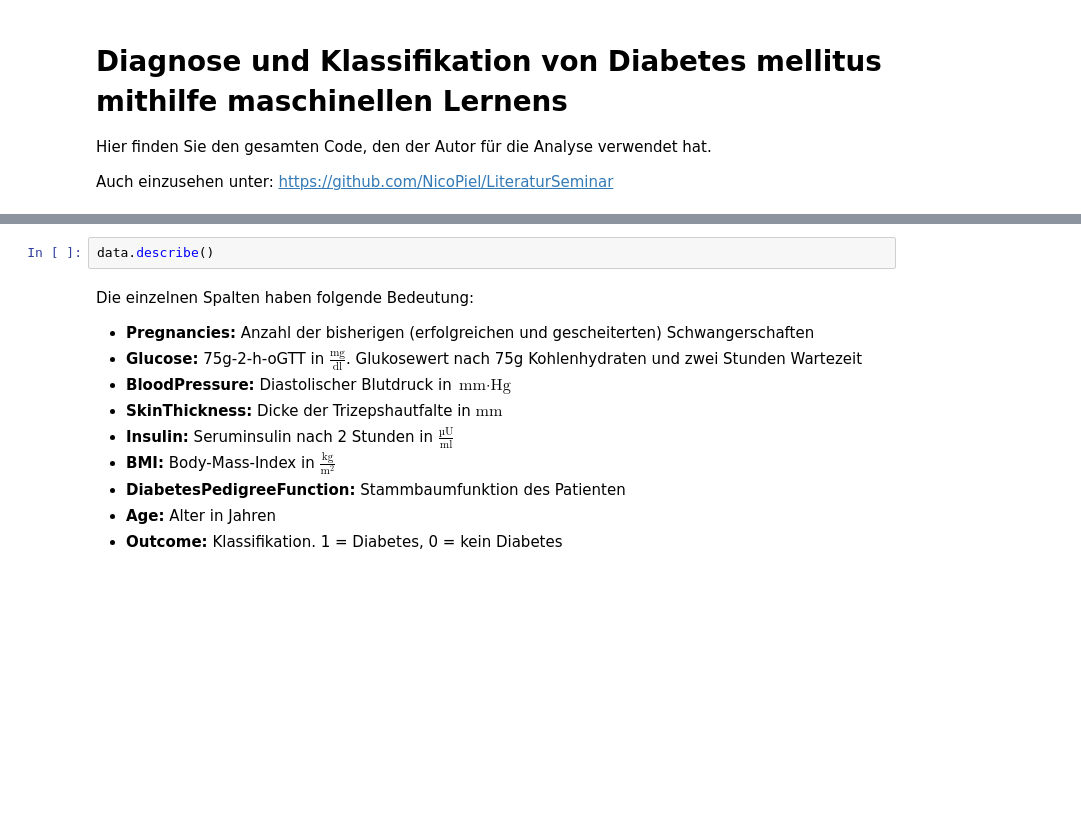
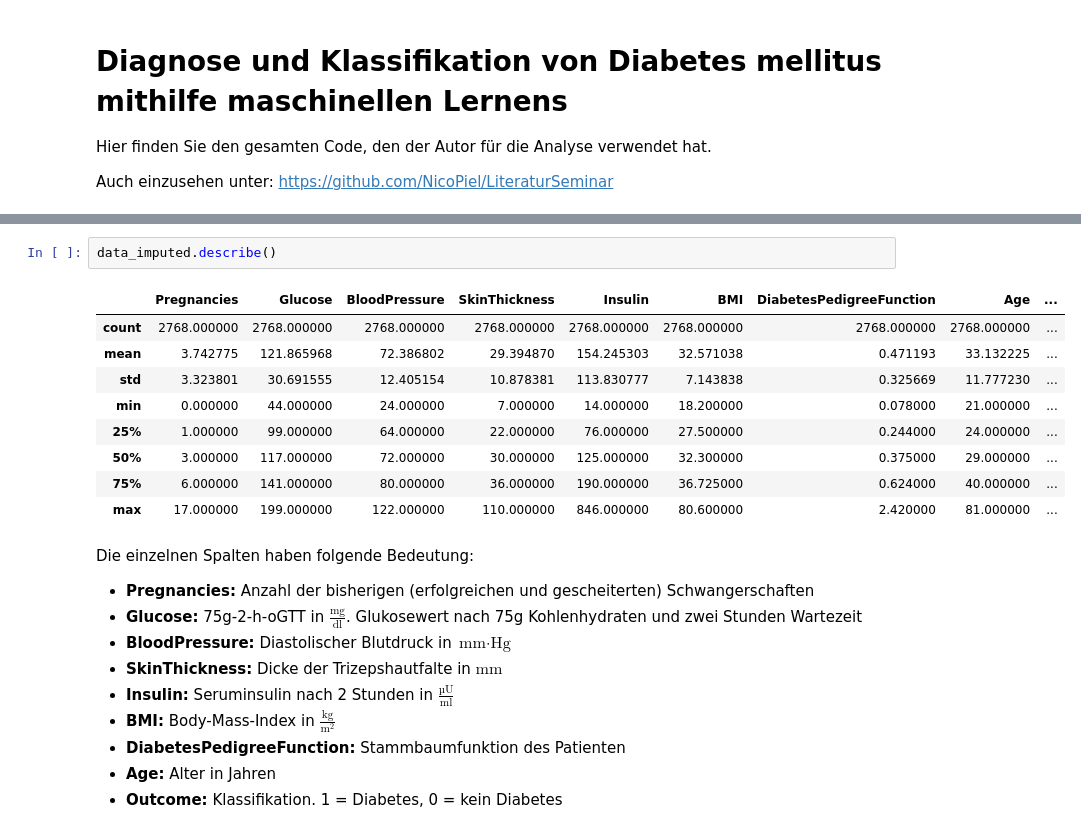
Before and after one commit to NicoPiel/LiteraturSeminar, a Jupyter notebook: main.ipynb, the cells around one changed output, grey strips where cells are left out. Saved outputs shown, nothing was run; the diff lists cells and outputs as text; blank space fills up the shorter version.

```diff
--- a/main.ipynb
+++ b/main.ipynb
@@ -55,5 +76,15 @@ data.head()
 # %%
-data.describe()
+data_imputed.describe()
+# %% [output]
+|  | Pregnancies | Glucose | BloodPressure | SkinThickness | Insulin | BMI | DiabetesPedigreeFunction | Age | ... |
+| count | 2768.000000 | 2768.000000 | 2768.000000 | 2768.000000 | 2768.000000 | 2768.000000 | 2768.000000 | 2768.000000 | ... |
+| mean | 3.742775 | 121.865968 | 72.386802 | 29.394870 | 154.245303 | 32.571038 | 0.471193 | 33.132225 | ... |
+| std | 3.323801 | 30.691555 | 12.405154 | 10.878381 | 113.830777 | 7.143838 | 0.325669 | 11.777230 | ... |
+| min | 0.000000 | 44.000000 | 24.000000 | 7.000000 | 14.000000 | 18.200000 | 0.078000 | 21.000000 | ... |
+| 25% | 1.000000 | 99.000000 | 64.000000 | 22.000000 | 76.000000 | 27.500000 | 0.244000 | 24.000000 | ... |
+| 50% | 3.000000 | 117.000000 | 72.000000 | 30.000000 | 125.000000 | 32.300000 | 0.375000 | 29.000000 | ... |
+| 75% | 6.000000 | 141.000000 | 80.000000 | 36.000000 | 190.000000 | 36.725000 | 0.624000 | 40.000000 | ... |
+| max | 17.000000 | 199.000000 | 122.000000 | 110.000000 | 846.000000 | 80.600000 | 2.420000 | 81.000000 | ... |
 # %% [markdown]
 Die einzelnen Spalten haben folgende Bedeutung:
 
```
Also changed, not shown: parts of 13 cells of this notebook, 4 other files.
